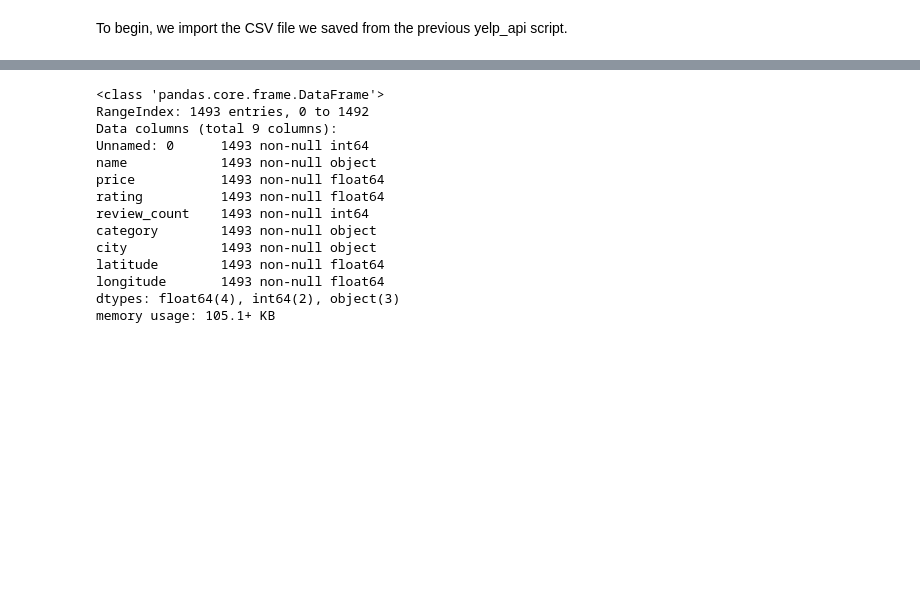
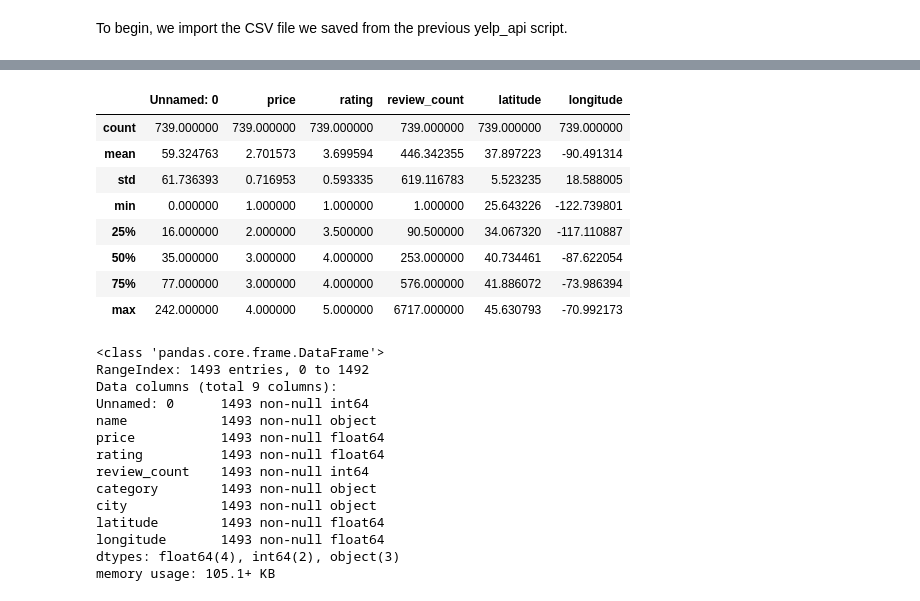
Before and after one commit to lewi0332/flatiron_mod_1_project, a Jupyter notebook: yelp_distribution.ipynb, the cells around one changed output, grey strips where cells are left out. Cells and saved outputs as stored; diff of their text form; code cells hidden in the pictures; blank space fills up the shorter version.

```diff
--- a/yelp_distribution.ipynb
+++ b/yelp_distribution.ipynb
@@ -32,3 +32,15 @@ df.describe()
+# %%
+df[df.category == 'steak'].describe()
+# %% [output]
+|  | Unnamed: 0 | price | rating | review_count | latitude | longitude |
+| count | 739.000000 | 739.000000 | 739.000000 | 739.000000 | 739.000000 | 739.000000 |
+| mean | 59.324763 | 2.701573 | 3.699594 | 446.342355 | 37.897223 | -90.491314 |
+| std | 61.736393 | 0.716953 | 0.593335 | 619.116783 | 5.523235 | 18.588005 |
+| min | 0.000000 | 1.000000 | 1.000000 | 1.000000 | 25.643226 | -122.739801 |
+| 25% | 16.000000 | 2.000000 | 3.500000 | 90.500000 | 34.067320 | -117.110887 |
+| 50% | 35.000000 | 3.000000 | 4.000000 | 253.000000 | 40.734461 | -87.622054 |
+| 75% | 77.000000 | 3.000000 | 4.000000 | 576.000000 | 41.886072 | -73.986394 |
+| max | 242.000000 | 4.000000 | 5.000000 | 6717.000000 | 45.630793 | -70.992173 |
 # %%
 df.info()
 # %% [output]
```
Also changed, not shown: parts of 1 cell of this notebook, 2 other files.
